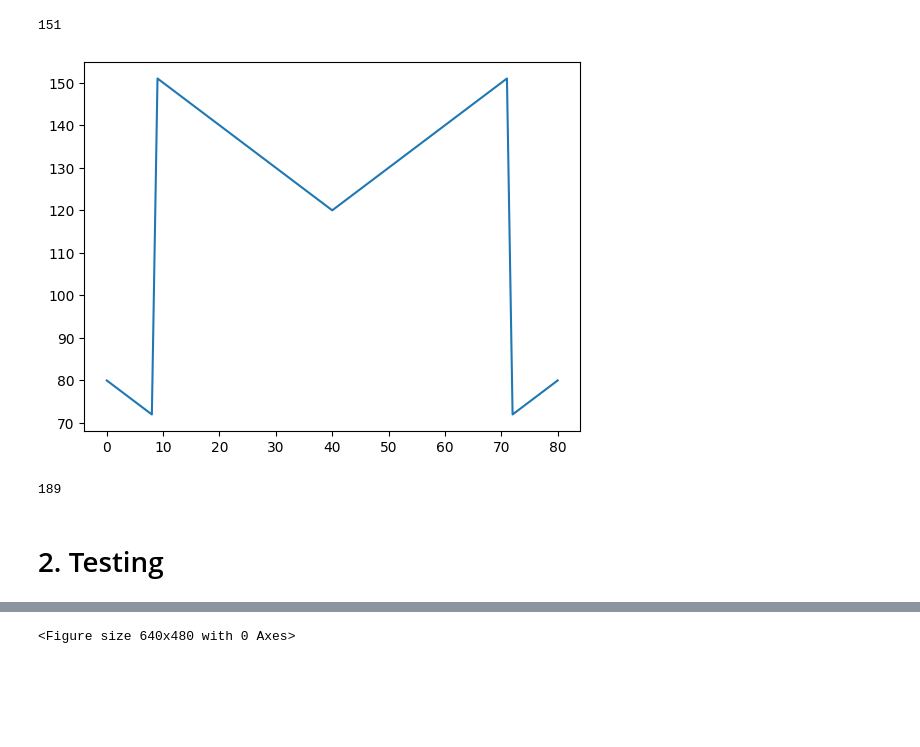
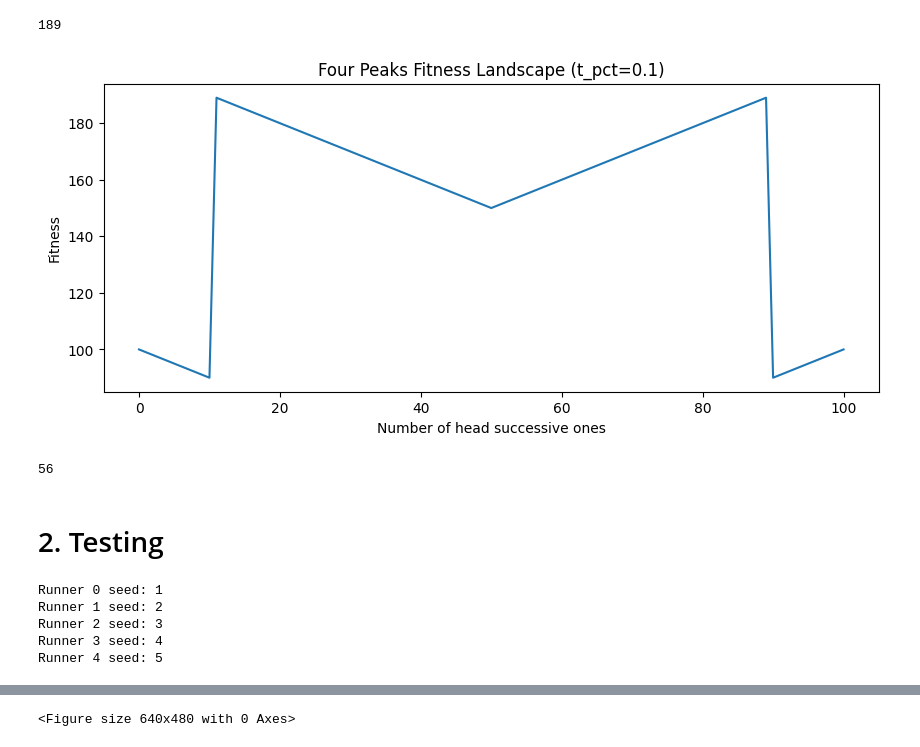
Before and after one commit to RomainFrog/CS7641-A2, a Jupyter notebook: 4PEAKS.ipynb, the cells around one changed output, grey strips where cells are left out. Saved outputs shown, nothing was run; the diff lists cells and outputs as text; code cells hidden in the pictures; blank space fills up the shorter version.

```diff
--- a/4PEAKS.ipynb
+++ b/4PEAKS.ipynb
@@ -37,27 +37,32 @@ RANDOM_SEEDS = [1, 2, 3, 4, 5]
 # %%
 fitness = mlrose_hiive.FourPeaks(t_pct=0.1)
 fitnesses = []
-bit_string_length = 80
+bit_string_length = 100
 for i in range(bit_string_length+1):
     bit_string = np.hstack((np.ones(bit_string_length-i), np.zeros(i)))
     # print(bit_string, fitness.evaluate(bit_string))
     fitnesses.append(fitness.evaluate(bit_string))
 
 # plot the fitness landscape
+plt.figure(figsize=(10, 4))
 plt.plot(fitnesses)
+plt.xlabel('Number of head successive ones')
+plt.ylabel('Fitness')
+plt.title('Four Peaks Fitness Landscape (t_pct=0.1)')
+plt.savefig('figures/four_peaks_landscape.png', dpi=300, bbox_inches='tight')
 print(max(fitnesses))
 # %% [output]
-151
+189
-[figure, old version]
+[figure, new version]
 # %%
 # generate a np array of 15 ones followed by 15 zeros
 best_1 = np.hstack((np.ones(44),np.zeros(6)))
-best_2 = np.hstack((np.ones(89),np.zeros(11)))
+best_2 = np.hstack((np.ones(26),np.zeros(4)))
 
 fitness.evaluate(best_1)
 fitness.evaluate(best_2)
 # %% [output]
-189
+56
 # %%
 fitness = mlrose_hiive.FourPeaks(t_pct = 0.099)
 problem_easy = mlrose_hiive.DiscreteOpt(length = 30, fitness_fn = fitness, maximize=True, max_val=2)
@@ -71,12 +76,18 @@ rhc = RHCRunner(
                 experiment_name='rhc',
                 output_directory=None,
                 seed=FIXED_SEED,
-                iteration_list= np.arange(0, 50000, 10),
+                iteration_list= np.arange(0, 10000, 10),
                 restart_list=[0],
                 max_attempts=1000,
                 )
 
 rhc_results = run_experiment_multi_seed(rhc, RANDOM_SEEDS)
+# %% [output]
+Runner 0 seed: 1
+Runner 1 seed: 2
+Runner 2 seed: 3
+Runner 3 seed: 4
+Runner 4 seed: 5
 # %%
 rhc_mean, rhc_std, rhc_min, rhc_max = runner_results_to_stats(rhc_results)
 plot_fitness_iteration(rhc_mean, rhc_std, rhc_min, rhc_max, "RHC", "TSP")
```
Also changed, not shown: parts of 24 cells of this notebook, 38 other files.
